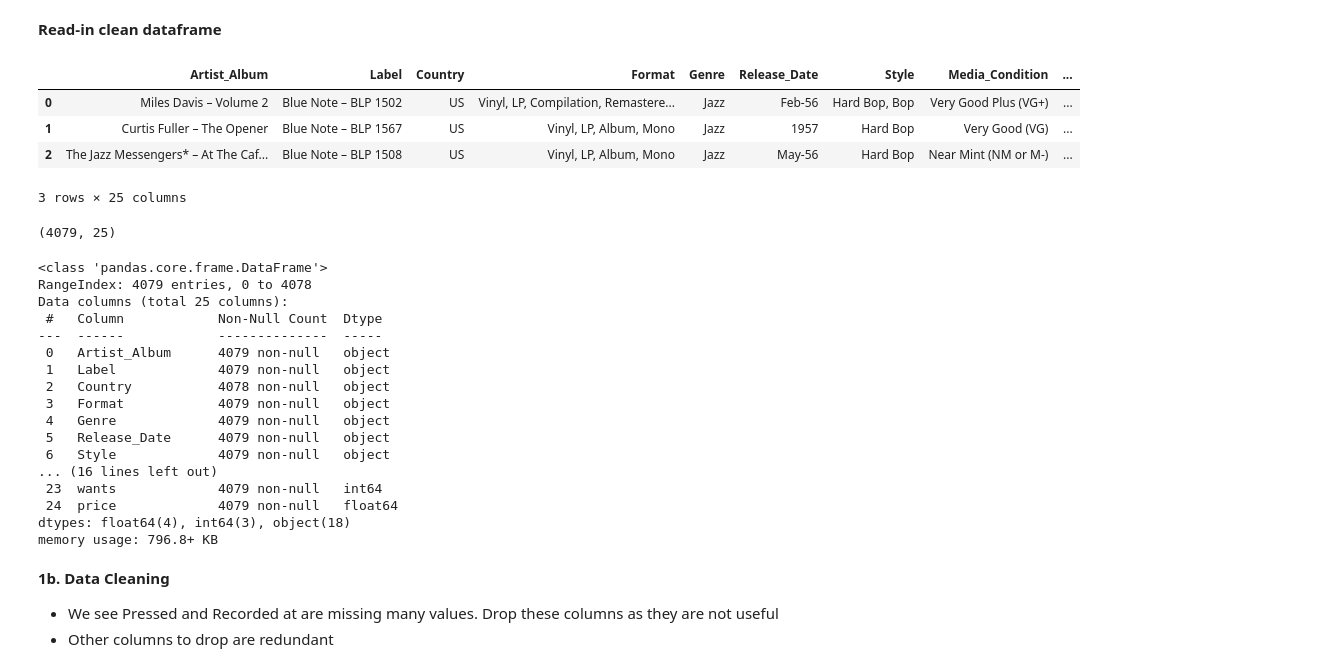
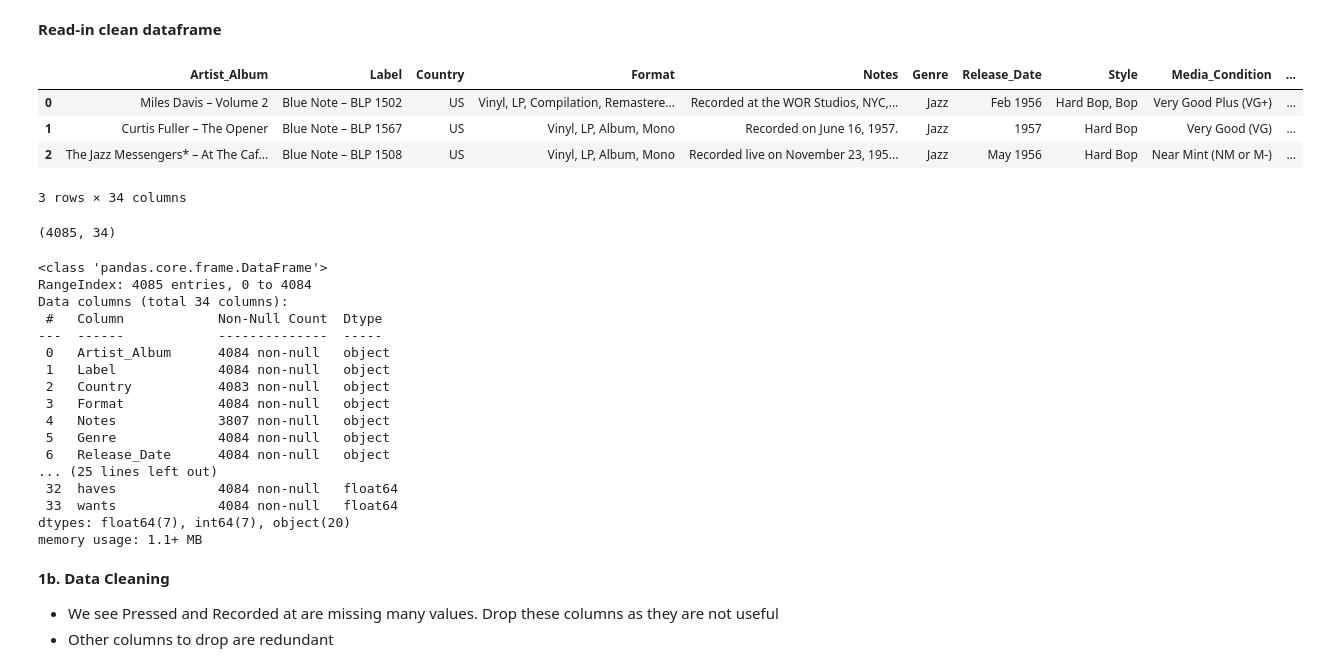
Before and after one commit to chan-chris/Metis_proj2, a Jupyter notebook: pgms/03_analysis.ipynb, the cells around one changed output. Saved outputs shown, nothing was run; the diff lists cells and outputs as text; code cells hidden in the pictures.

```diff
--- a/pgms/03_analysis.ipynb
+++ b/pgms/03_analysis.ipynb
@@ -31,38 +36,38 @@ Populating the interactive namespace from numpy and matplotlib
 # %% [markdown]
 **Read-in clean dataframe**
 # %%
-df=pd.read_csv(r'../data/clean/df_clean.csv')
+df=pd.read_csv(r'../data/clean/_df_clean.csv')
 df.head(3)
 # %% [output]
-|  | Artist_Album | Label | Country | Format | Genre | Release_Date | Style | Media_Condition | ... |
-| 0 | Miles Davis – Volume 2 | Blue Note – BLP 1502 | US | Vinyl, LP, Compilation, Remastere... | Jazz | Feb-56 | Hard Bop, Bop | Very Good Plus (VG+) | ... |
-| 1 | Curtis Fuller – The Opener | Blue Note – BLP 1567 | US | Vinyl, LP, Album, Mono | Jazz | 1957 | Hard Bop | Very Good (VG) | ... |
-| 2 | The Jazz Messengers* – At The Caf... | Blue Note – BLP 1508 | US | Vinyl, LP, Album, Mono | Jazz | May-56 | Hard Bop | Near Mint (NM or M-) | ... |
+|  | Artist_Album | Label | Country | Format | Notes | Genre | Release_Date | Style | Media_Condition | ... |
+| 0 | Miles Davis – Volume 2 | Blue Note – BLP 1502 | US | Vinyl, LP, Compilation, Remastere... | Recorded at the WOR Studios, NYC,... | Jazz | Feb 1956 | Hard Bop, Bop | Very Good Plus (VG+) | ... |
+| 1 | Curtis Fuller – The Opener | Blue Note – BLP 1567 | US | Vinyl, LP, Album, Mono | Recorded on June 16, 1957. | Jazz | 1957 | Hard Bop | Very Good (VG) | ... |
+| 2 | The Jazz Messengers* – At The Caf... | Blue Note – BLP 1508 | US | Vinyl, LP, Album, Mono | Recorded live on November 23, 195... | Jazz | May 1956 | Hard Bop | Near Mint (NM or M-) | ... |
-3 rows × 25 columns
+3 rows × 34 columns
 # %%
 df.shape
 # %% [output]
-(4079, 25)
+(4085, 34)
 # %%
 df.info()
 # %% [output]
 <class 'pandas.core.frame.DataFrame'>
-RangeIndex: 4079 entries, 0 to 4078
-Data columns (total 25 columns):
+RangeIndex: 4085 entries, 0 to 4084
+Data columns (total 34 columns):
  #   Column            Non-Null Count  Dtype
 ---  ------            --------------  -----
- 0   Artist_Album      4079 non-null   object
- 1   Label             4079 non-null   object
- 2   Country           4078 non-null   object
- 3   Format            4079 non-null   object
- 4   Genre             4079 non-null   object
- 5   Release_Date      4079 non-null   object
- 6   Style             4079 non-null   object
-... (16 lines left out)
- 23  wants             4079 non-null   int64
- 24  price             4079 non-null   float64
-dtypes: float64(4), int64(3), object(18)
-memory usage: 796.8+ KB
+ 0   Artist_Album      4084 non-null   object
+ 1   Label             4084 non-null   object
+ 2   Country           4083 non-null   object
+ 3   Format            4084 non-null   object
+ 4   Notes             3807 non-null   object
+ 5   Genre             4084 non-null   object
+ 6   Release_Date      4084 non-null   object
+... (25 lines left out)
+ 32  haves             4084 non-null   float64
+ 33  wants             4084 non-null   float64
+dtypes: float64(7), int64(7), object(20)
+memory usage: 1.1+ MB
 # %% [markdown]
 **1b. Data Cleaning**
 - We see Pressed and Recorded at are missing many values. Drop these columns as they are not useful
```
Also changed, not shown: parts of 89 cells of this notebook, 6 other files.
